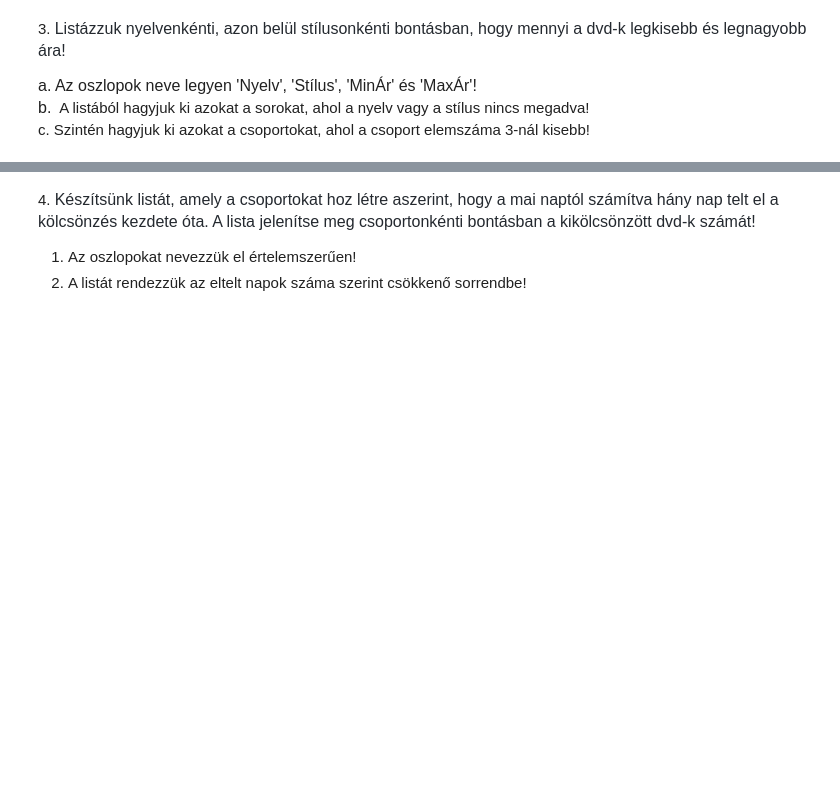
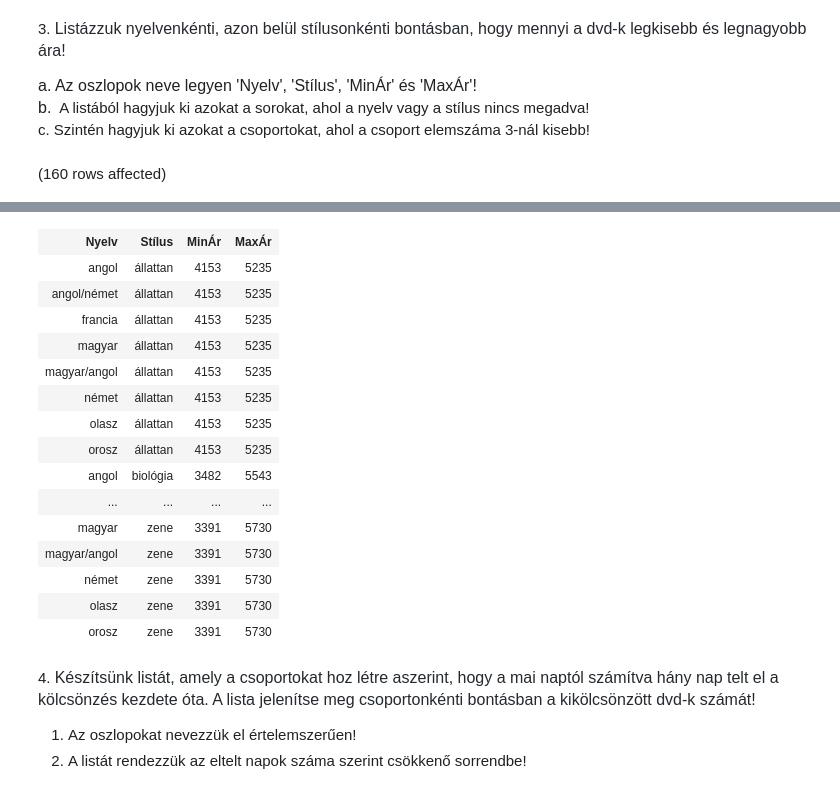
Before and after one commit to MatraBendi/SQL_G02, a Jupyter notebook: gyakorlat02_feladatok .ipynb, the cells around one changed output, grey strips where cells are left out. Drawn from its saved outputs; the diff is of its cells as text; code cells hidden in the pictures; blank space fills up the shorter version.

```diff
--- a/gyakorlat02_feladatok .ipynb
+++ b/gyakorlat02_feladatok .ipynb
@@ -24,3 +49,15 @@ Total execution time: 00:00:00.007
 
 <span style="font-size: 16px;">a. Az oszlopok neve legyen 'Nyelv', 'Stílus', 'MinÁr' és 'MaxÁr'!<br>b.&nbsp;</span> A listából hagyjuk ki azokat a sorokat, ahol a nyelv vagy a stílus nincs megadva!
 c. Szintén hagyjuk ki azokat a csoportokat, ahol a csoport elemszáma 3-nál kisebb!
+# %%
+SELECT
+    nyelvek.lang as 'Nyelv',
+    stilus as 'Stílus',
+    MIN(nettoar) as 'MinÁr',
+    MAX(nettoar) as 'MaxÁr'
+FROM dvd, nyelvek
+WHERE nyelvek.lang IS NOT NULL AND stilus IS NOT NULL
+GROUP BY nyelvek.lang, stilus
+HAVING COUNT(*) >= 3;
+# %% [output]
+(160 rows affected)
@@ -27,3 +65,19 @@ c. Szintén hagyjuk ki azokat a csoportokat, ahol a csoport elemszáma 3-nál ki
+| Nyelv | Stílus | MinÁr | MaxÁr |
+| angol | állattan | 4153 | 5235 |
+| angol/német | állattan | 4153 | 5235 |
+| francia | állattan | 4153 | 5235 |
+| magyar | állattan | 4153 | 5235 |
+| magyar/angol | állattan | 4153 | 5235 |
+| német | állattan | 4153 | 5235 |
+| olasz | állattan | 4153 | 5235 |
+| orosz | állattan | 4153 | 5235 |
+| angol | biológia | 3482 | 5543 |
+| ... | ... | ... | ... |
+| magyar | zene | 3391 | 5730 |
+| magyar/angol | zene | 3391 | 5730 |
+| német | zene | 3391 | 5730 |
+| olasz | zene | 3391 | 5730 |
+| orosz | zene | 3391 | 5730 |
 # %% [markdown]
 4. <span style="color: rgb(36, 41, 47); font-family: -apple-system, BlinkMacSystemFont, &quot;Segoe UI&quot;, Helvetica, Arial, sans-serif, &quot;Apple Color Emoji&quot;, &quot;Segoe UI Emoji&quot;; font-size: 16px;">Készítsünk listát, amely a csoportokat hoz létre aszerint, hogy a mai naptól számítva hány nap telt el a kölcsönzés kezdete óta. A lista jelenítse meg csoportonkénti bontásban a kikölcsönzött dvd-k számát!</span>
 
```
Also changed, not shown: parts of 2 cells of this notebook.
